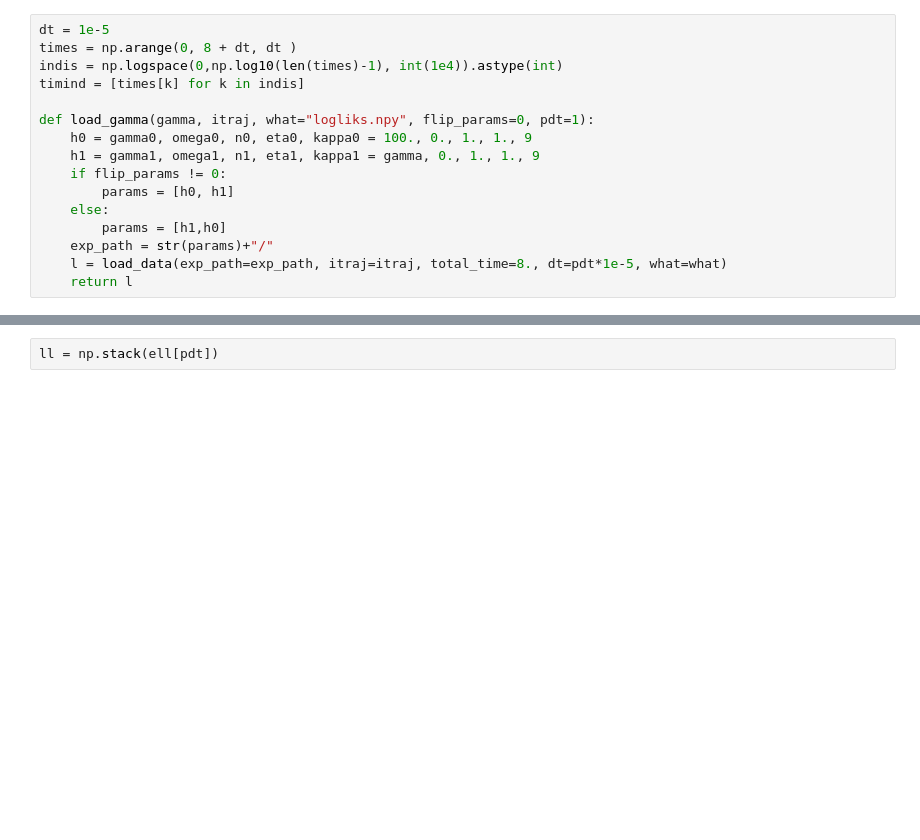
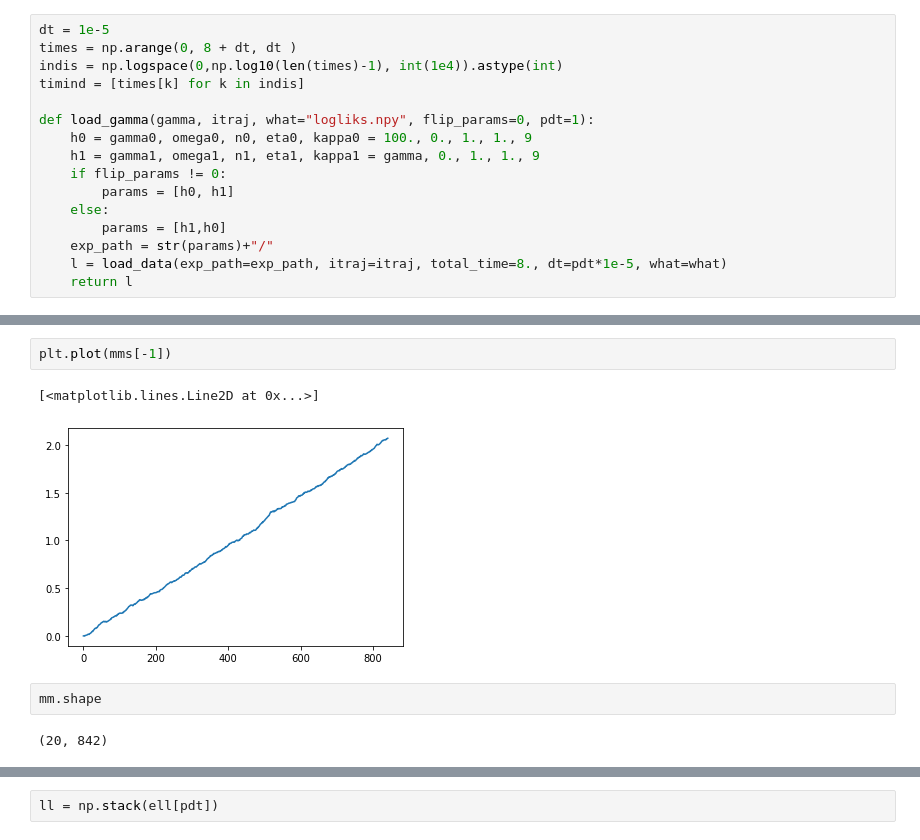
Before and after one commit to matibilkis/cdisc, a Jupyter notebook: analysis/integration_step.ipynb, the cells around one changed output, grey strips where cells are left out. Cells and saved outputs as stored; diff of their text form; blank space fills up the shorter version.

```diff
--- a/analysis/integration_step.ipynb
+++ b/analysis/integration_step.ipynb
@@ -52,0 +69,9 @@ mmms = np.stack(mms)
+# %%
+plt.plot(mms[-1])
+# %% [output]
+[<matplotlib.lines.Line2D at 0x...>]
+[figure, added]
+# %%
+mm.shape
+# %% [output]
+(20, 842)
```
Also changed, not shown: parts of 14 cells of this notebook.
